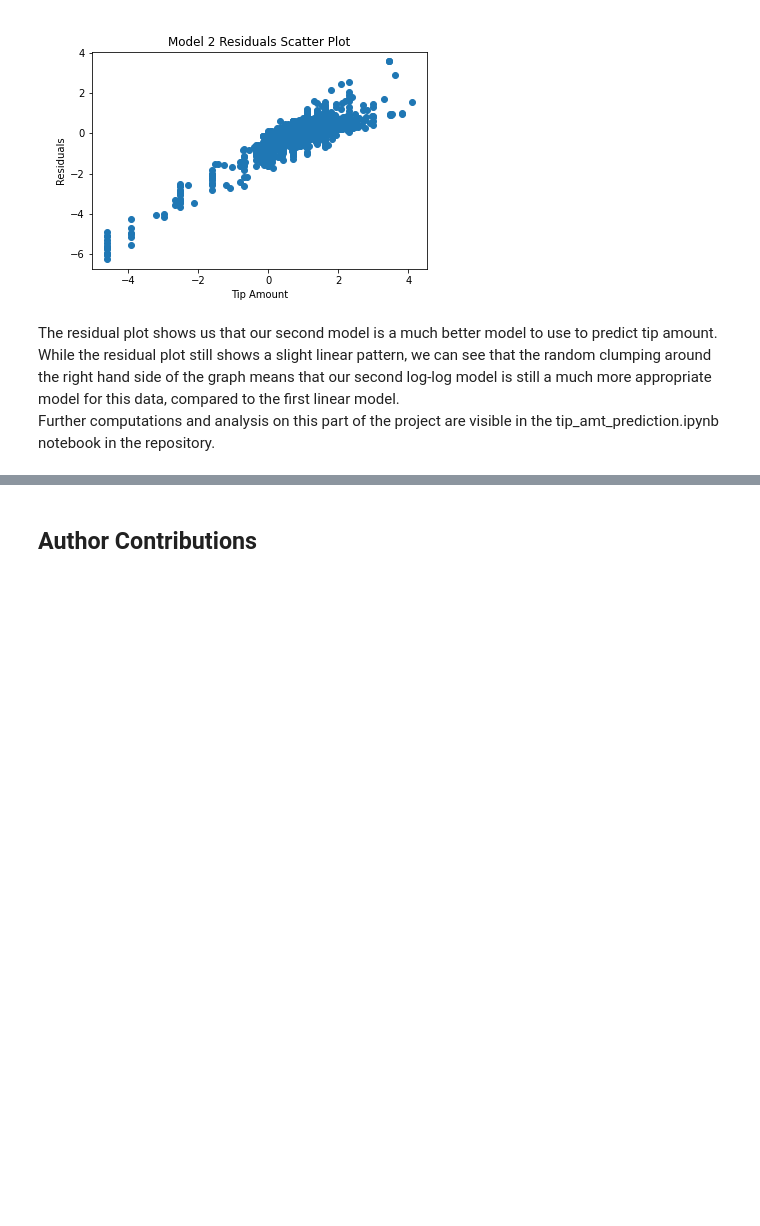
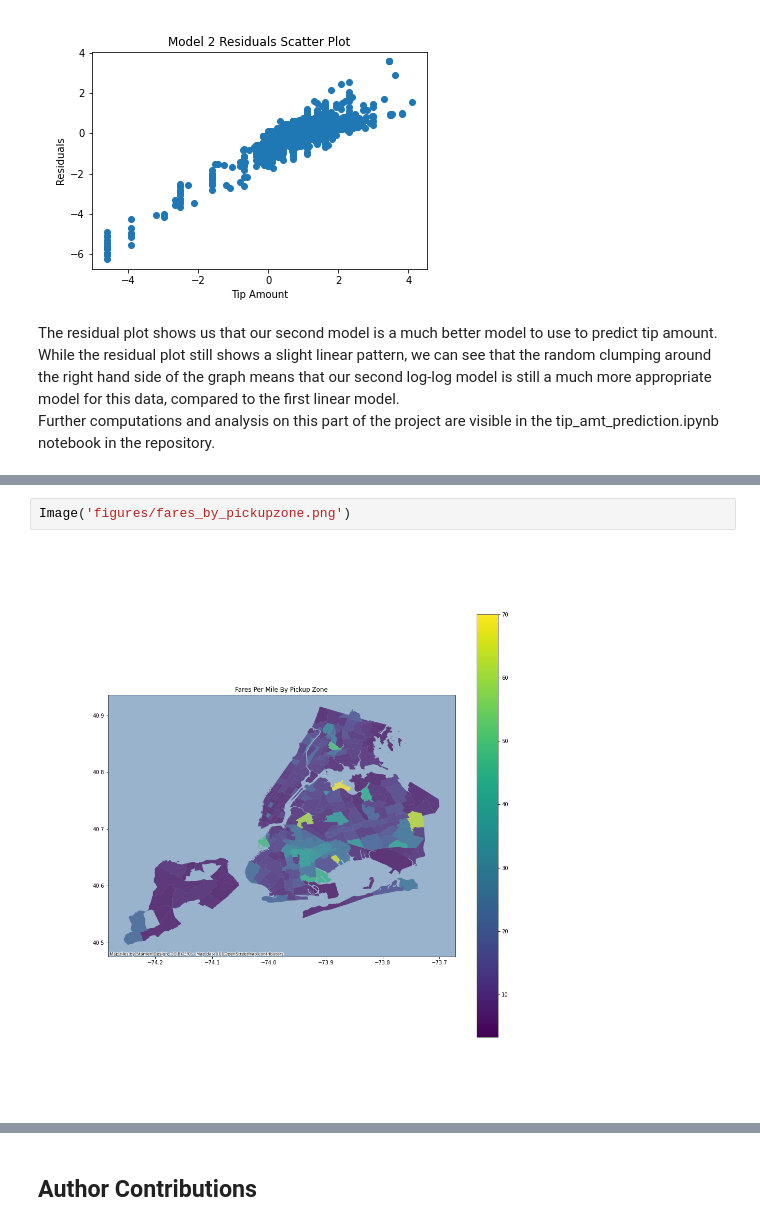
Before and after one commit to UCB-stat-159-s22/hw07-group16, a Jupyter notebook: main.ipynb, the cells around one changed output, grey strips where cells are left out. Drawn from its saved outputs; the diff is of its cells as text; blank space fills up the shorter version.

```diff
--- a/main.ipynb
+++ b/main.ipynb
@@ -132,0 +145,4 @@ Further computations and analysis on this part of the project are visible in the
+# %%
+Image('figures/fares_by_pickupzone.png')
+# %% [output]
+[figure, added]
```
Also changed, not shown: parts of 7 cells of this notebook, 2 other files.
